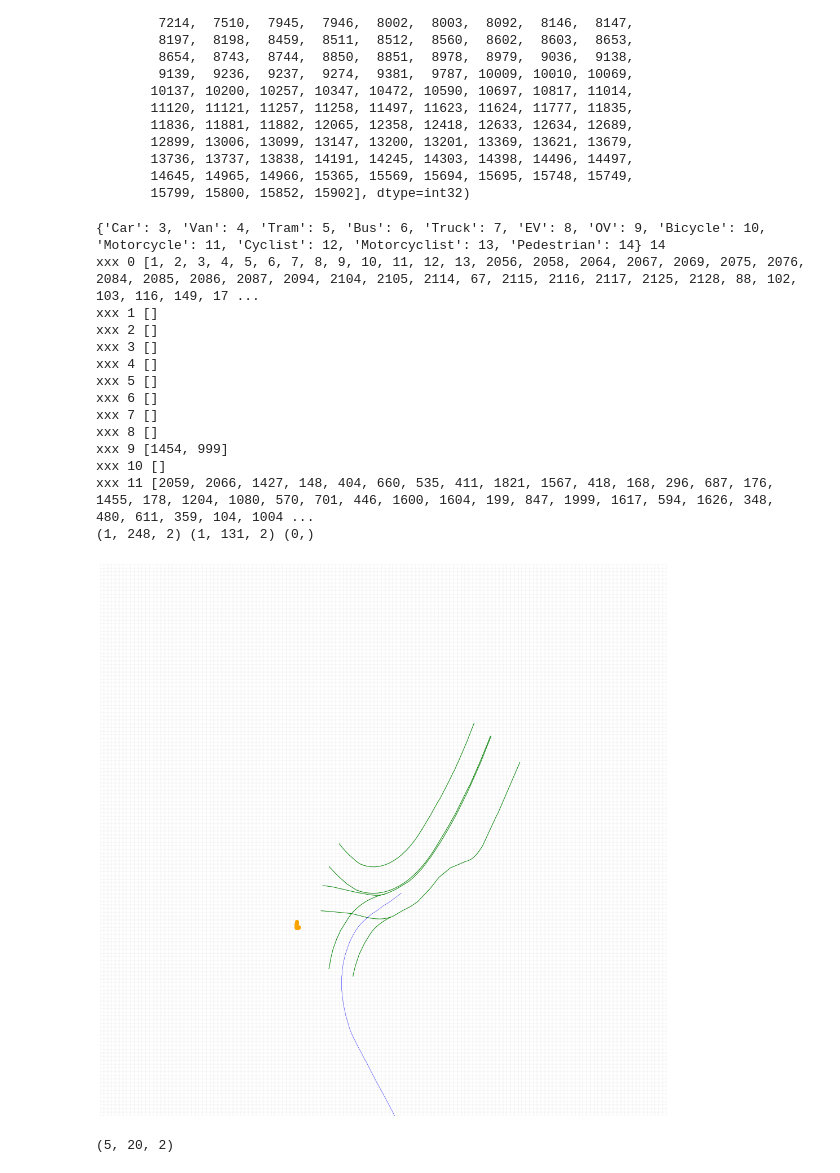
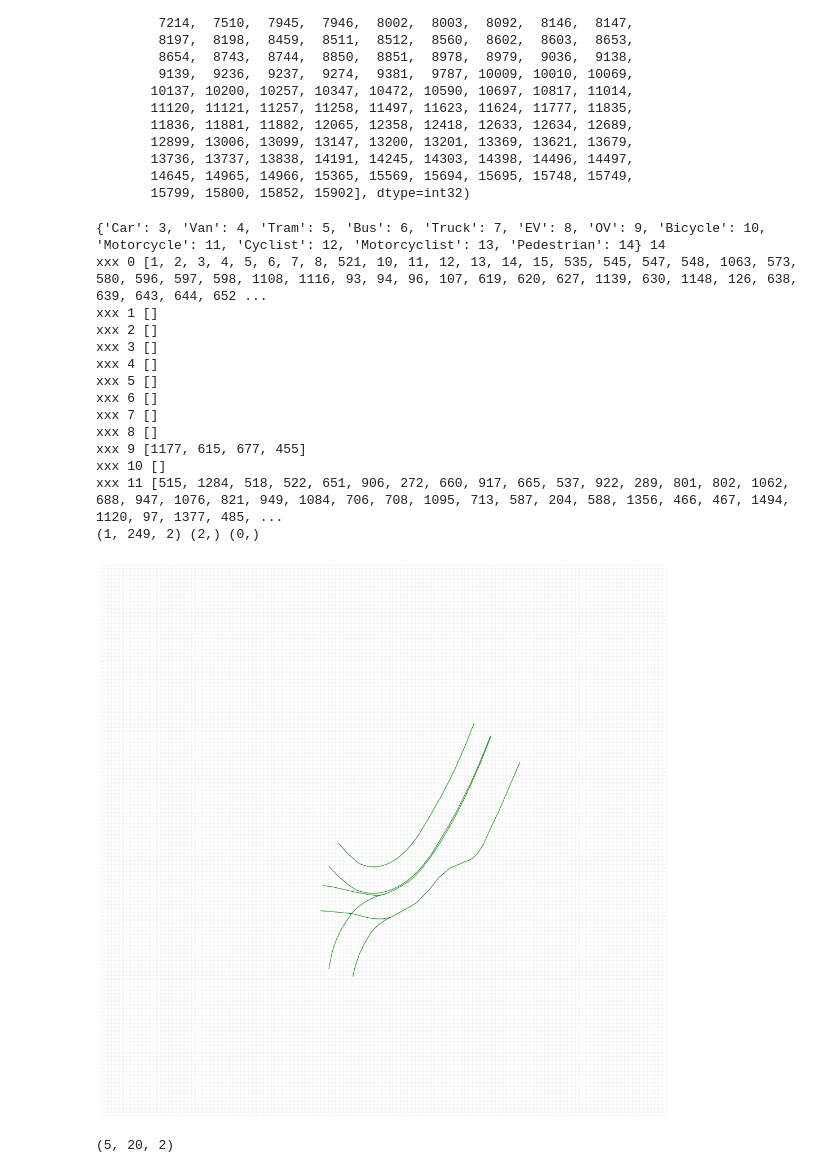
Before and after one commit to shuruiz/planning, a Jupyter notebook: trajectory_extraction_GM_Gibbs-lane_merge.ipynb, the cells around one changed output. Cells and saved outputs as stored; diff of their text form; code cells hidden in the pictures.

```diff
--- a/trajectory_extraction_GM_Gibbs-lane_merge.ipynb
+++ b/trajectory_extraction_GM_Gibbs-lane_merge.ipynb
@@ -278,11 +278,11 @@ def plot_scene_on_grid(intersection_id, lane_list, grid_boundary, veh=None, ped=
     plt.axis('off')
     plt.show()
 # %%
-veh_traj, ped_traj,cyc_traj = get_trajectory('lane_merge', 9138, lane_list, junction_boundary) # 2209
+veh_traj, ped_traj,cyc_traj = get_trajectory('lane_merge', 13838, lane_list, junction_boundary) # 2209
 print(veh_traj.shape, ped_traj.shape, cyc_traj.shape)
 # %% [output]
 {'Car': 3, 'Van': 4, 'Tram': 5, 'Bus': 6, 'Truck': 7, 'EV': 8, 'OV': 9, 'Bicycle': 10, 'Motorcycle': 11, 'Cyclist': 12, 'Motorcyclist': 13, 'Pedestrian': 14} 14
-xxx 0 [1, 2, 3, 4, 5, 6, 7, 8, 9, 10, 11, 12, 13, 2056, 2058, 2064, 2067, 2069, 2075, 2076, 2084, 2085, 2086, 2087, 2094, 2104, 2105, 2114, 67, 2115, 2116, 2117, 2125, 2128, 88, 102, 103, 116, 149, 17 ...
+xxx 0 [1, 2, 3, 4, 5, 6, 7, 8, 521, 10, 11, 12, 13, 14, 15, 535, 545, 547, 548, 1063, 573, 580, 596, 597, 598, 1108, 1116, 93, 94, 96, 107, 619, 620, 627, 1139, 630, 1148, 126, 638, 639, 643, 644, 652 ...
 xxx 1 []
 xxx 2 []
 xxx 3 []
@@ -291,15 +291,16 @@ xxx 5 []
 xxx 6 []
 xxx 7 []
 xxx 8 []
-xxx 9 [1454, 999]
+xxx 9 [1177, 615, 677, 455]
 xxx 10 []
-xxx 11 [2059, 2066, 1427, 148, 404, 660, 535, 411, 1821, 1567, 418, 168, 296, 687, 176, 1455, 178, 1204, 1080, 570, 701, 446, 1600, 1604, 199, 847, 1999, 1617, 594, 1626, 348, 480, 611, 359, 104, 1004 ...
-(1, 248, 2) (1, 131, 2) (0,)
+xxx 11 [515, 1284, 518, 522, 651, 906, 272, 660, 917, 665, 537, 922, 289, 801, 802, 1062, 688, 947, 1076, 821, 949, 1084, 706, 708, 1095, 713, 587, 204, 588, 1356, 466, 467, 1494, 1120, 97, 1377, 485, ...
+(1, 249, 2) (2,) (0,)
 # %%
+veh_traj,cyc_traj, ped_traj =[],[],[]
 plot_scene_on_grid('lane_merge', lane_list=lane_list, \
                            grid_boundary=grid_boundary, veh=veh_traj, ped=ped_traj, cyc=cyc_traj)
 # %% [output]
-[figure, old version]
+[figure, new version]
 # %%
 def extract_trajectory_in_scene(scene, Test, zarr_dataset, intersection_id, grid_boundary):
     """
```
Also changed, not shown: 17 other files.
